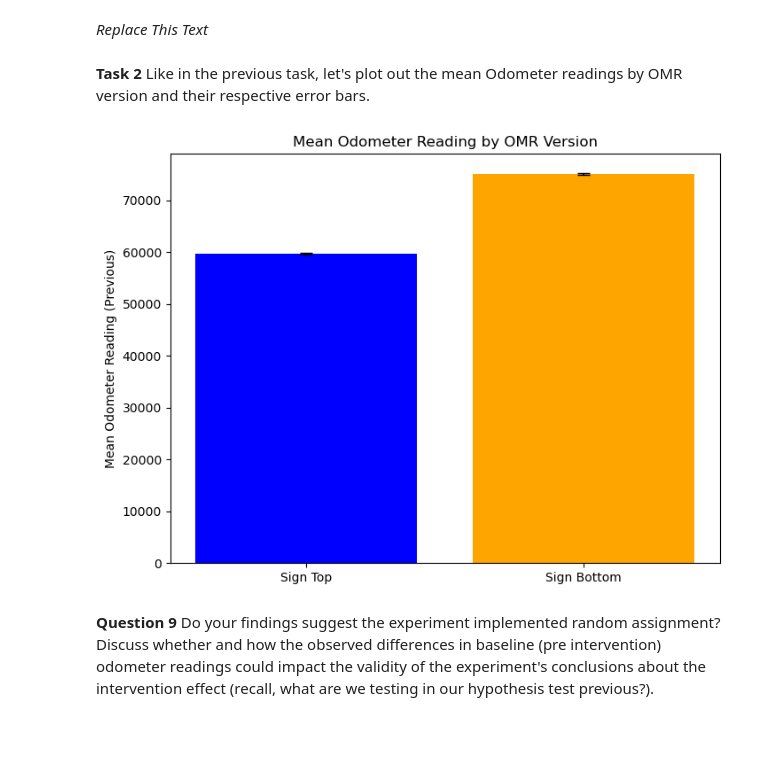
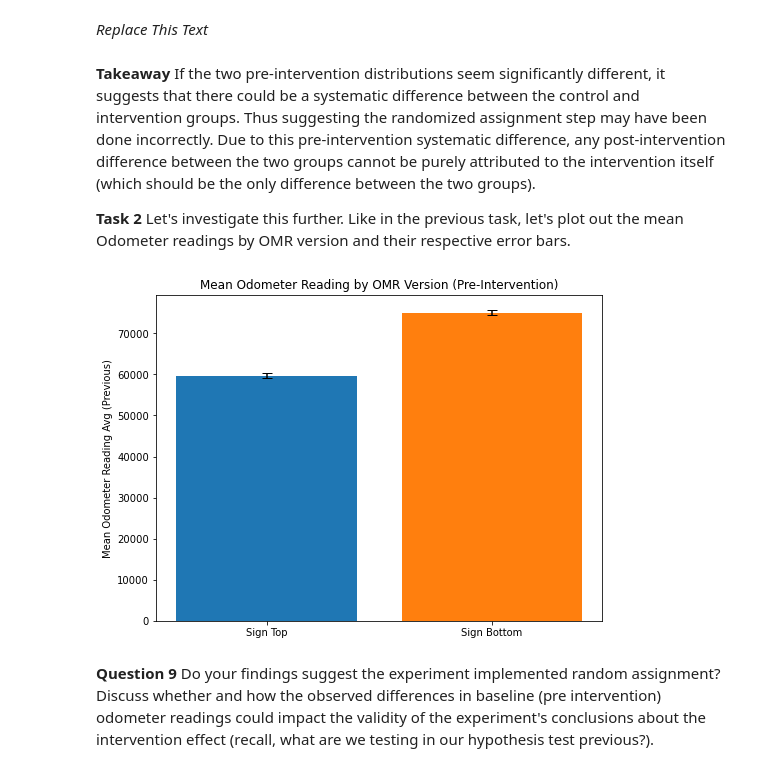
Before and after one commit to sensesensibilityscience/datascience, a Jupyter notebook: 2024/bad_science/bad_science_insurance_experiment.ipynb, the cells around one changed output. Drawn from its saved outputs; the diff is of its cells as text; code cells hidden in the pictures; blank space fills up the shorter version.

```diff
--- a/2024/bad_science/bad_science_insurance_experiment.ipynb
+++ b/2024/bad_science/bad_science_insurance_experiment.ipynb
@@ -246,5 +339,7 @@ plt.show()
 # %% [markdown]
 *Replace This Text*
 # %% [markdown]
-**Task 2** Like in the previous task, let's plot out the mean Odometer readings by OMR version and their respective error bars.
+**Takeaway** If the two pre-intervention distributions seem significantly different, it suggests that there could be a systematic difference between the control and intervention groups. Thus suggesting the randomized assignment step may have been done incorrectly. Due to this pre-intervention systematic difference, any post-intervention difference between the two groups cannot be purely attributed to the intervention itself (which should be the only difference between the two groups).
+
+**Task 2** Let's investigate this further. Like in the previous task, let's plot out the mean Odometer readings by OMR version and their respective error bars.
 # %%
@@ -275,30 +370,30 @@ error_bar_bottom = ... #recall our formula for error bars introduced earlier
 plt.show()
 # %%
 ###SOLN:
-mean_by_version = df.groupby('OMR Version')['Odom Reading All (Previous)'].mean()
+mean_by_version = df.groupby('OMR Version')['Odom Reading All Avg (Previous)'].mean()
 
 df_top = df[df['OMR Version'] == 'Sign Top']
 df_bottom = df[df['OMR Version'] == 'Sign Bottom']
 
-mean_top = df_top['Odom Reading All (Previous)'].mean()
-mean_bottom = df_bottom['Odom Reading All (Previous)'].mean()
+mean_top = df_top['Odom Reading All Avg (Previous)'].mean()
+mean_bottom = df_bottom['Odom Reading All Avg (Previous)'].mean()
 
-std_top = df_top['Odom Reading All (Previous)'].std()
+std_top = df_top['Odom Reading All Avg (Previous)'].std()
 sqrt_n_top = np.sqrt(len(df_top))
 error_bar_top = std_top / sqrt_n_top
 
-std_bottom = df_bottom['Odom Reading All (Previous)'].std()
+std_bottom = df_bottom['Odom Reading All Avg (Previous)'].std()
 sqrt_n_bottom = np.sqrt(len(df_bottom))
 error_bar_bottom = std_bottom / sqrt_n_bottom
 
 
 plt.figure(figsize=(8, 6))
-plt.bar(['Sign Top', 'Sign Bottom'], [mean_top, mean_bottom], yerr=[se_top, se_bottom], capsize=5, color=['blue', 'orange'])
-plt.ylabel('Mean Odometer Reading (Previous)')
-plt.title('Mean Odometer Reading by OMR Version')
+plt.bar(['Sign Top', 'Sign Bottom'], [mean_top, mean_bottom], yerr=[error_bar_top, error_bar_bottom], capsize=5, color=['tab:blue', 'tab:orange'])
+plt.ylabel('Mean Odometer Reading Avg (Previous)')
+plt.title('Mean Odometer Reading by OMR Version (Pre-Intervention)')
 plt.show()
 # %% [output]
-[figure, old version]
+[figure, new version]
 # %% [markdown]
 **Question 9** Do your findings suggest the experiment implemented random assignment? Discuss whether and how the observed differences in baseline (pre intervention) odometer readings could impact the validity of the experiment's conclusions about the intervention effect (recall, what are we testing in our hypothesis test previous?).
 # %% [markdown]
```
Also changed, not shown: parts of 19 cells of this notebook, 1 other file.
